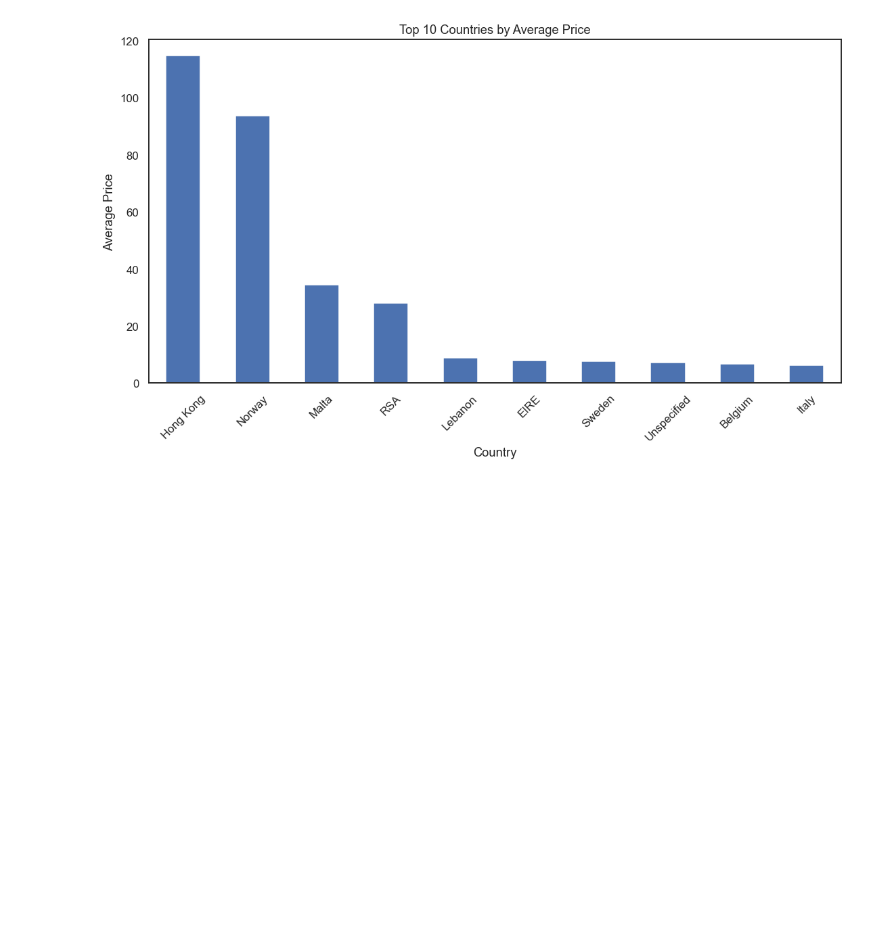
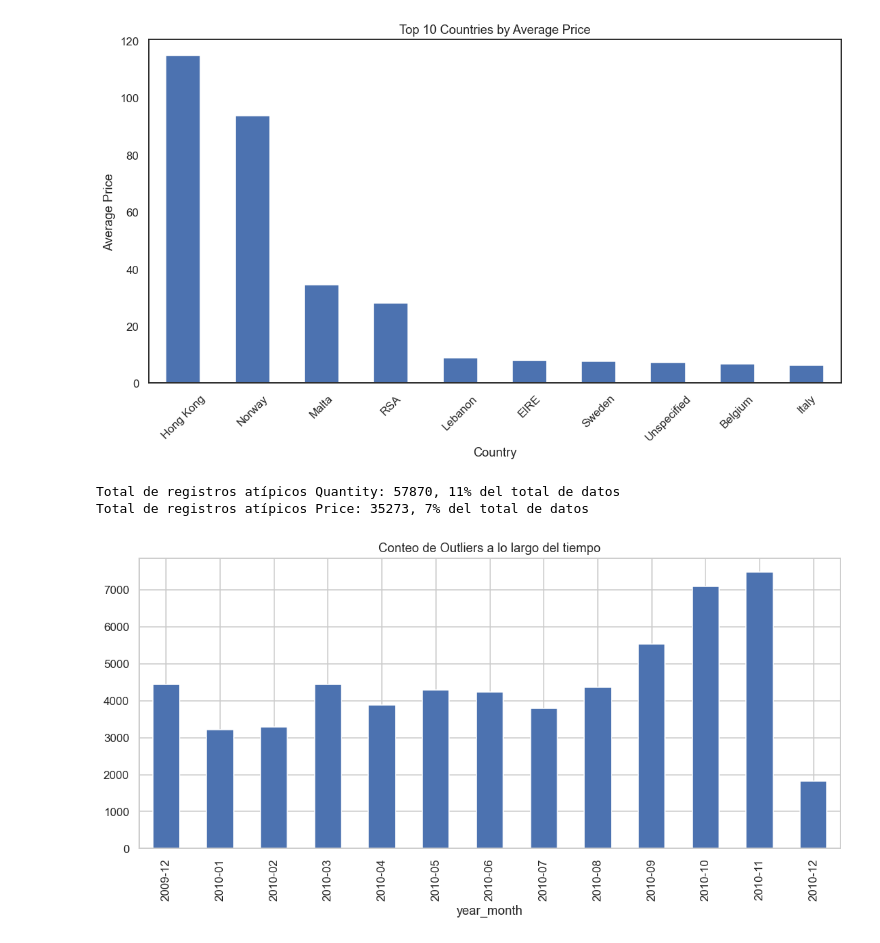
Before and after one commit to DaLeedev/CLTV_PROJECT, a Jupyter notebook: notebooks/01_Exploracion Inicial.ipynb, the cells around one changed output. Cells and saved outputs as stored; diff of their text form; code cells hidden in the pictures; blank space fills up the shorter version.

Commit message:
se agrega total valores atipicos de Quantity y Price

```diff
--- a/notebooks/01_Exploracion Inicial.ipynb
+++ b/notebooks/01_Exploracion Inicial.ipynb
@@ -221,7 +221,6 @@ df.head()
 | 3 | 489434 | 22041 | RECORD FRAME 7" SINGLE SIZE | 48 | 2009-12-01 07:45:00 | 2.10 | 13085.0 | United Kingdom | 3.891820 | ... |
 | 4 | 489434 | 21232 | STRAWBERRY CERAMIC TRINKET BOX | 24 | 2009-12-01 07:45:00 | 1.25 | 13085.0 | United Kingdom | 3.218876 | ... |
 # %%
-df['year_month'] = df['InvoiceDate'].dt.to_period('M').astype(str)
 df['totalprice'] = df['Quantity'] * df['Price']
 
 monthly_revenue = df.groupby('year_month')['totalprice'].sum()
@@ -263,3 +262,32 @@ plt.xticks(rotation=45)
 plt.show()
 # %% [output]
 [figure]
+# %%
+# Definir la Columna y Calcular Límites
+columnas = ['Quantity', 'Price']
+
+for columna in columnas:
+  Q1 = df[columna].quantile(0.25) # se obvtienen primer cuartil
+  Q3 = df[columna].quantile(0.75) # se obtiene tercer cuartil
+  IQR = Q3 - Q1 # rango intercuartil o tamaño de la caja
+  limite_inferior = Q1 - 1.5 * IQR #obtiene el limite inferior
+  limite_superior = Q3 + 1.5 * IQR # obtiene el limite superior
+
+
+  outliers_df = df[(df[columna] > limite_superior) | (df[columna] < limite_inferior)] # Se obtienen los outliers mediante filtro.
+
+  porcentaje = (len(outliers_df) / len(df)) * 100 #regla de tres para obtener porcentaje de outliers
+
+  print(f"Total de registros atípicos {columna}: {len(outliers_df)}, {porcentaje:.0f}% del total de datos")
+# %% [output]
+Total de registros atípicos Quantity: 57870, 11% del total de datos
+Total de registros atípicos Price: 35273, 7% del total de datos
+# %%
+outliers_por_mes = outliers_df.groupby('year_month')[columna].count()
+# %%
+plt.figure(figsize=(12, 5))
+outliers_por_mes.plot(kind='bar')
+plt.title('Conteo de Outliers a lo largo del tiempo')
+plt.show()
+# %% [output]
+[figure, added]
```
